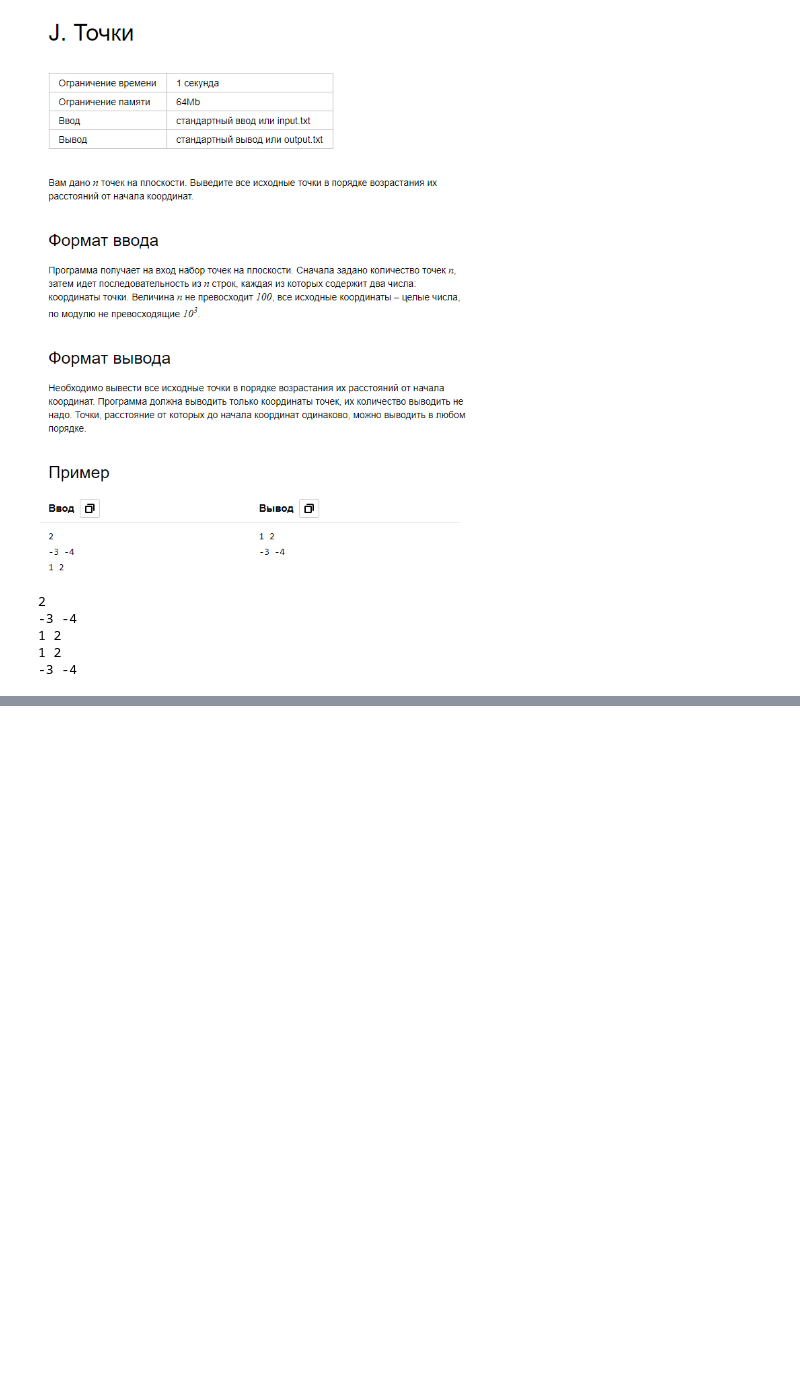
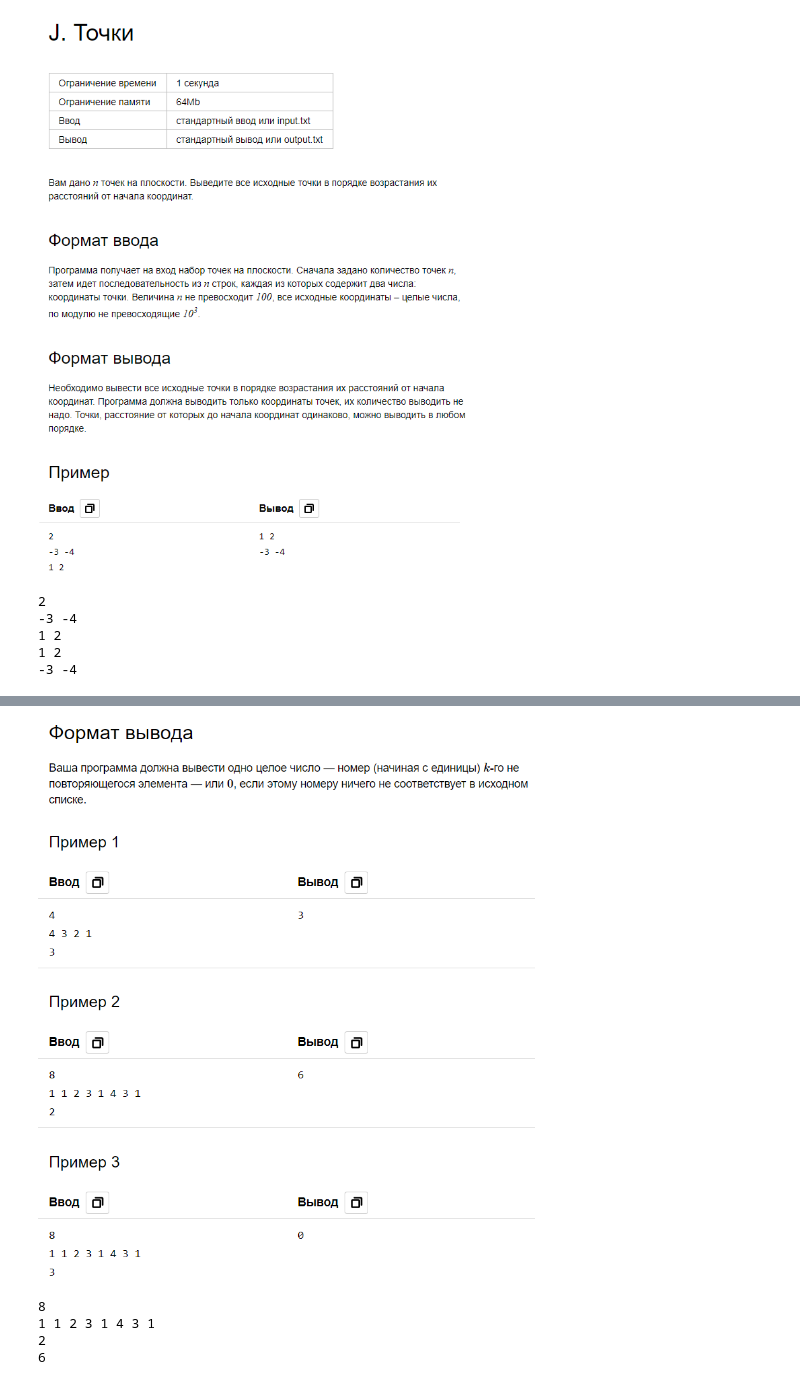
Before and after one commit to 8Andre8/Algorithms, a Jupyter notebook: Tasks.ipynb, the cells around one changed output, grey strips where cells are left out. Saved outputs shown, nothing was run; the diff lists cells and outputs as text; code cells hidden in the pictures; blank space fills up the shorter version.

```diff
--- a/Tasks.ipynb
+++ b/Tasks.ipynb
@@ -523,0 +688,27 @@ for i in range(n):
+# %%
+Image(filename='Джедаи вывод.png')
+# %% [output]
+[figure, added]
+# %%
+n = int(input())
+a = list(map(int, input().split()))
+k = int(input())
+d = {}
+for i, val in enumerate(a):
+    if val in d:
+        d[val] = 0
+    else:
+        d[val] = i + 1
+for el in a:
+    if el in d and d[el] == 0:
+        del d[el]
+keys = list(d.keys())
+if k <= len(keys):
+    print(d[keys[k - 1]])
+else:
+    print(0)
+# %% [output]
+8
+1 1 2 3 1 4 3 1
+2
+6
```
Also changed, not shown: parts of 14 cells of this notebook.
